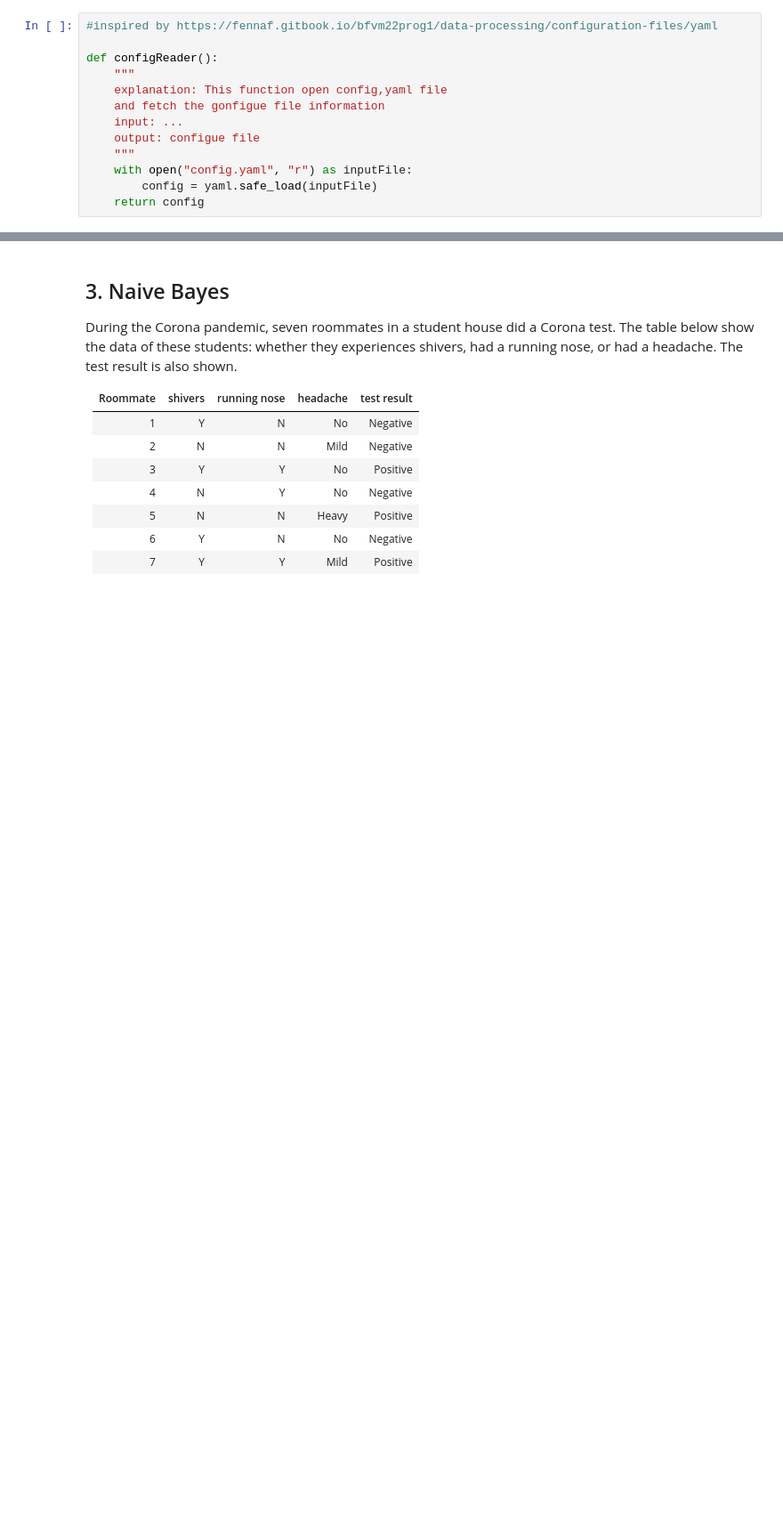
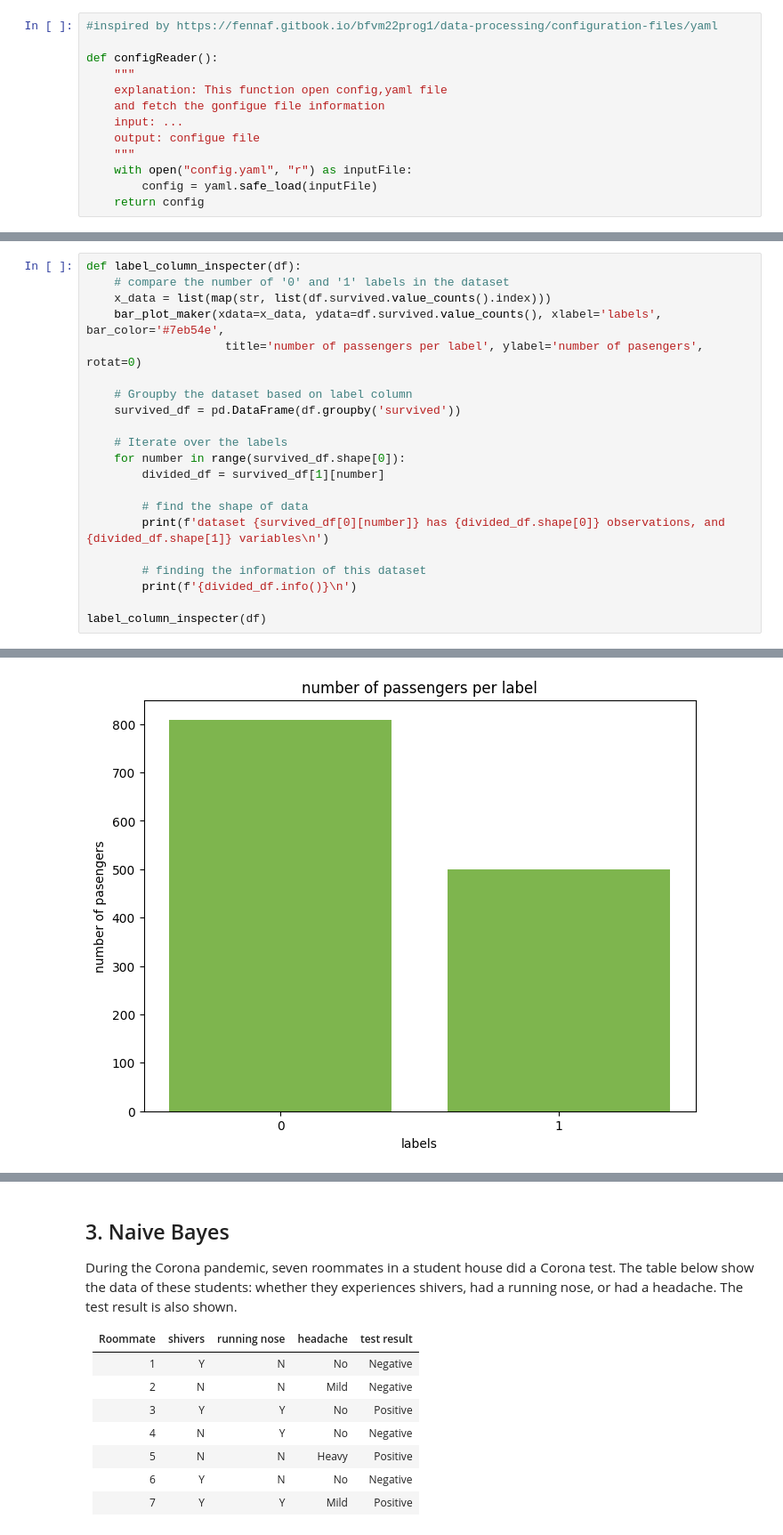
Before and after one commit to hooman-b/Machine_learning_assignments, a Jupyter notebook: Supervised_Learning/Sixth_Assignment/Assignment6.ipynb, the cells around one changed output, grey strips where cells are left out. Shown at 89% size. Drawn from its saved outputs; the diff is of its cells as text; blank space fills up the shorter version.

```diff
--- a/Supervised_Learning/Sixth_Assignment/Assignment6.ipynb
+++ b/Supervised_Learning/Sixth_Assignment/Assignment6.ipynb
@@ -131,0 +284,22 @@ Next part is the most vital part of this project which is **Data Inspection**.
+# %%
+def label_column_inspecter(df):
+    # compare the number of '0' and '1' labels in the dataset
+    x_data = list(map(str, list(df.survived.value_counts().index)))
+    bar_plot_maker(xdata=x_data, ydata=df.survived.value_counts(), xlabel='labels', bar_color='#7eb54e',
+                    title='number of passengers per label', ylabel='number of pasengers', rotat=0)
+
+    # Groupby the dataset based on label column
+    survived_df = pd.DataFrame(df.groupby('survived'))
+
+    # Iterate over the labels
+    for number in range(survived_df.shape[0]):
+        divided_df = survived_df[1][number]
+
+        # find the shape of data
+        print(f'dataset {survived_df[0][number]} has {divided_df.shape[0]} observations, and {divided_df.shape[1]} variables\n')
+
+        # finding the information of this dataset
+        print(f'{divided_df.info()}\n')
+
+label_column_inspecter(df)
+# %% [output]
@@ -131,0 +323 @@ Next part is the most vital part of this project which is **Data Inspection**.
+[figure, added]
```
Also changed, not shown: parts of 14 cells of this notebook.
